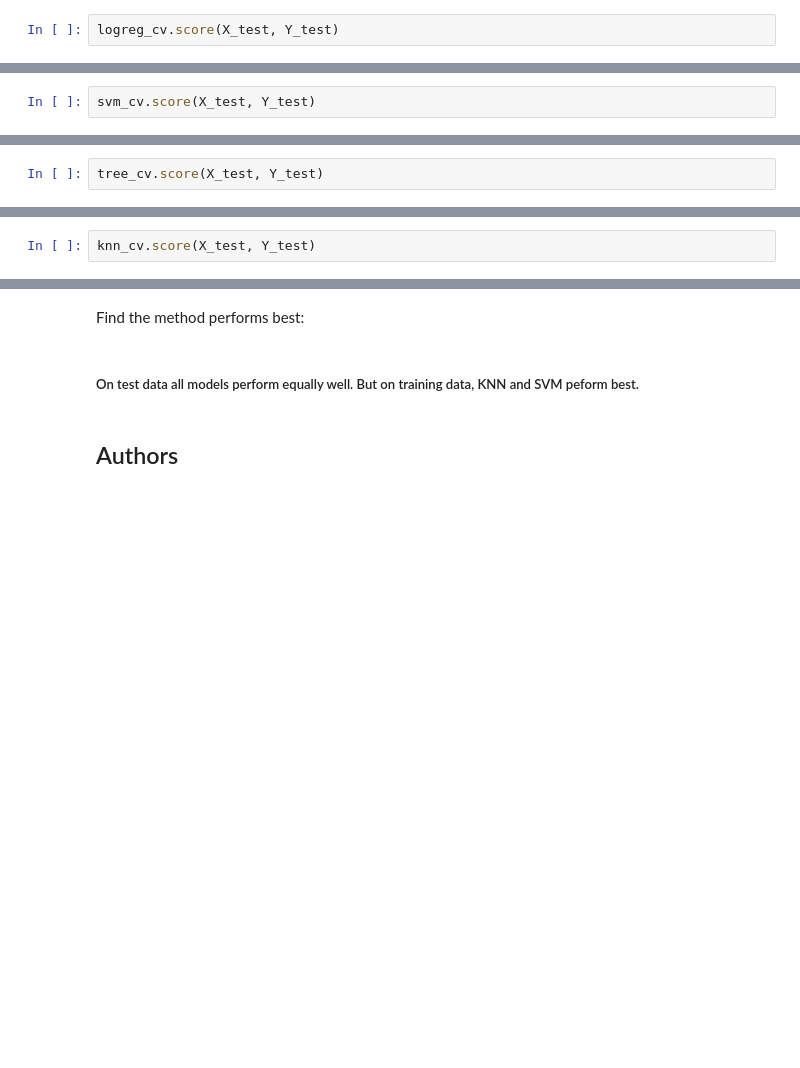
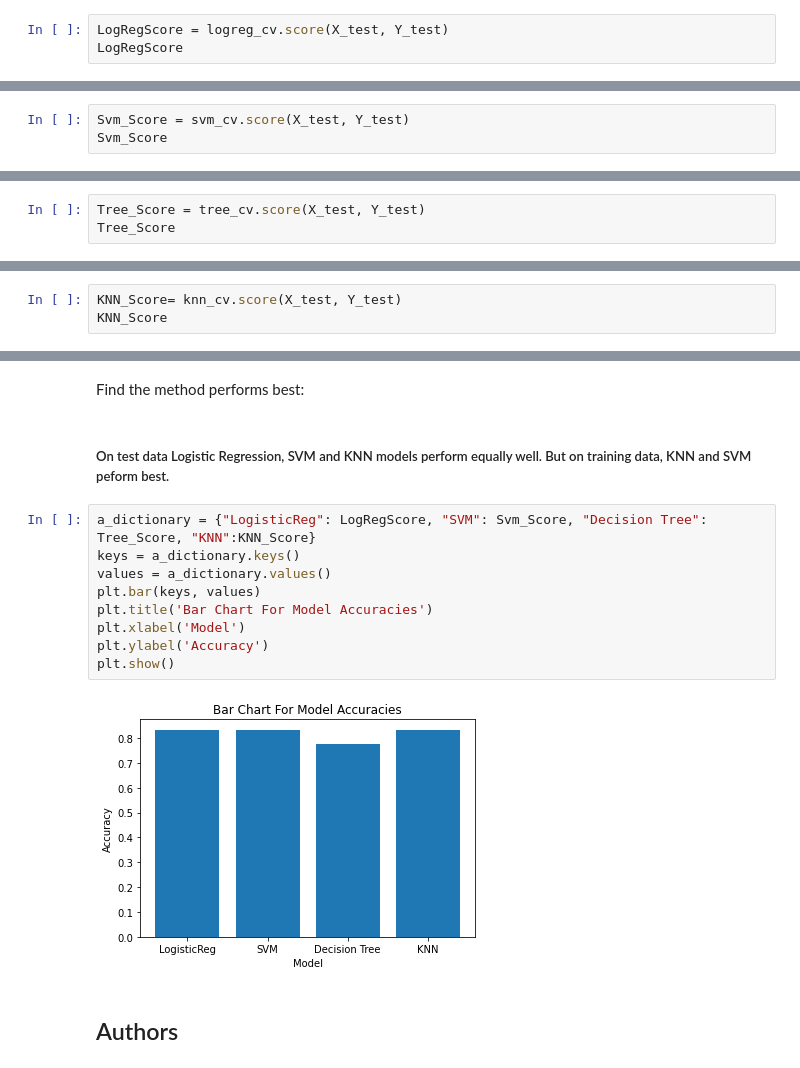
Before and after one commit to bappadityadasibm/testrepo, a Jupyter notebook: SpaceX_Machine Learning Prediction_Part_5.ipynb, the cells around one changed output, grey strips where cells are left out. Saved outputs shown, nothing was run; the diff lists cells and outputs as text; blank space fills up the shorter version.

```diff
--- a/SpaceX_Machine Learning Prediction_Part_5.ipynb
+++ b/SpaceX_Machine Learning Prediction_Part_5.ipynb
@@ -179,7 +179,8 @@ accuracy : 0.8464285714285713
 # %% [markdown]
 Calculate the accuracy on the test data using the method <code>score</code>:
 # %%
-logreg_cv.score(X_test, Y_test)
+LogRegScore = logreg_cv.score(X_test, Y_test)
+LogRegScore
 # %% [output]
 0.8333333333333334
 # %% [markdown]
@@ -225,7 +226,8 @@ accuracy : 0.8482142857142856
 # %% [markdown]
 Calculate the accuracy on the test data using the method <code>score</code>:
 # %%
-svm_cv.score(X_test, Y_test)
+Svm_Score = svm_cv.score(X_test, Y_test)
+Svm_Score
 # %% [output]
 0.8333333333333334
 # %% [markdown]
@@ -274,5 +276,6 @@ accuracy : 0.8892857142857145
 # %% [markdown]
 Calculate the accuracy of tree_cv on the test data using the method <code>score</code>:
 # %%
-tree_cv.score(X_test, Y_test)
+Tree_Score = tree_cv.score(X_test, Y_test)
+Tree_Score
 # %% [output]
@@ -317,7 +320,8 @@ accuracy : 0.8482142857142858
 # %% [markdown]
 Calculate the accuracy of tree_cv on the test data using the method <code>score</code>:
 # %%
-knn_cv.score(X_test, Y_test)
+KNN_Score= knn_cv.score(X_test, Y_test)
+KNN_Score
 # %% [output]
 0.8333333333333334
 # %% [markdown]
@@ -332,7 +336,18 @@ plot_confusion_matrix(Y_test,yhat)
 # %% [markdown]
 Find the method performs best:
 # %% [markdown]
-##### On test data all models perform equally well. But on training data, KNN and SVM peform best.
+##### On test data Logistic Regression, SVM and KNN models perform equally well. But on training data, KNN and SVM peform best.
+# %%
+a_dictionary = {"LogisticReg": LogRegScore, "SVM": Svm_Score, "Decision Tree": Tree_Score, "KNN":KNN_Score}
+keys = a_dictionary.keys()
+values = a_dictionary.values()
+plt.bar(keys, values)
+plt.title('Bar Chart For Model Accuracies')
+plt.xlabel('Model')
+plt.ylabel('Accuracy')
+plt.show()
+# %% [output]
+[figure, added]
 # %% [markdown]
 ## Authors
 # %% [markdown]
```
Also changed, not shown: parts of 2 cells of this notebook.
